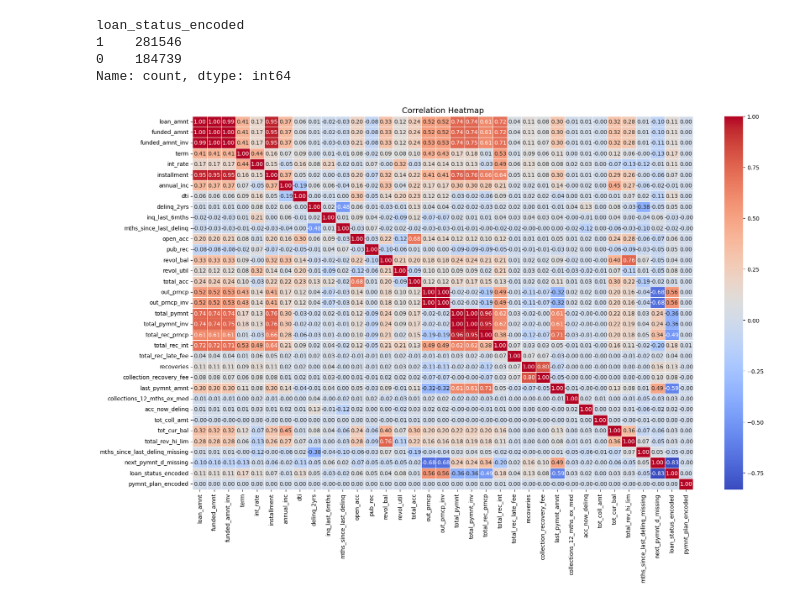
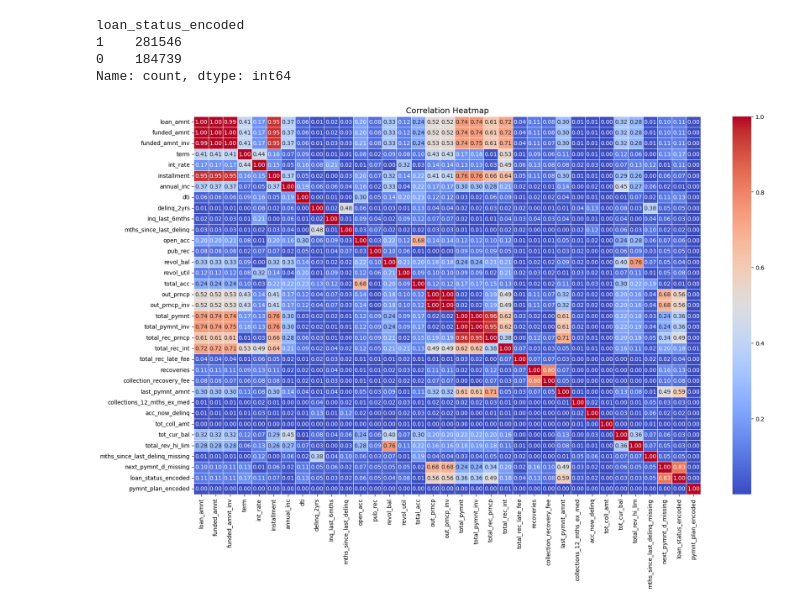
Before and after one commit to nalymugwe/AML_Customer_Segmentation, a Jupyter notebook: Tutorial_on_Feature_Engineering.ipynb, the cells around one changed output. Saved outputs shown, nothing was run; the diff lists cells and outputs as text; code cells hidden in the pictures.

```diff
--- a/Tutorial_on_Feature_Engineering.ipynb
+++ b/Tutorial_on_Feature_Engineering.ipynb
@@ -464,13 +464,13 @@ df_cleaned['pymnt_plan_encoded'] = df_cleaned['pymnt_plan'].map({'n': 0, 'y': 1}
 # %%
 #Redo the correlation matrix
 df_numeric = df_cleaned.select_dtypes(include=['number'])
-correlation_matrix = df_numeric.corr()
+correlation_matrix = df_numeric.corr().abs()
 
 plt.figure(figsize=(20, 12))  # Set figure size
 sns.heatmap(correlation_matrix, annot=True, cmap="coolwarm", fmt=".2f", linewidths=0.5)
 
 plt.title("Correlation Heatmap", fontsize=14)
 # Show the plot
 plt.show()
 # %% [output]
-[figure, old version]
+[figure, new version]
```
Also changed, not shown: parts of 3 cells of this notebook.
